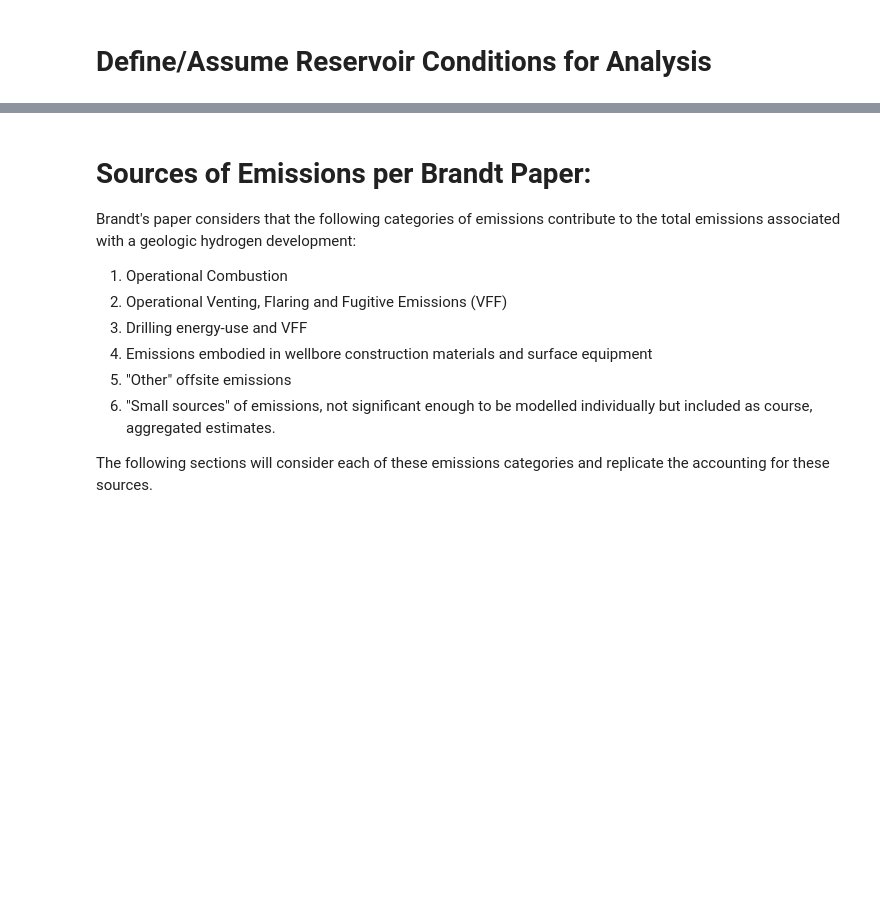
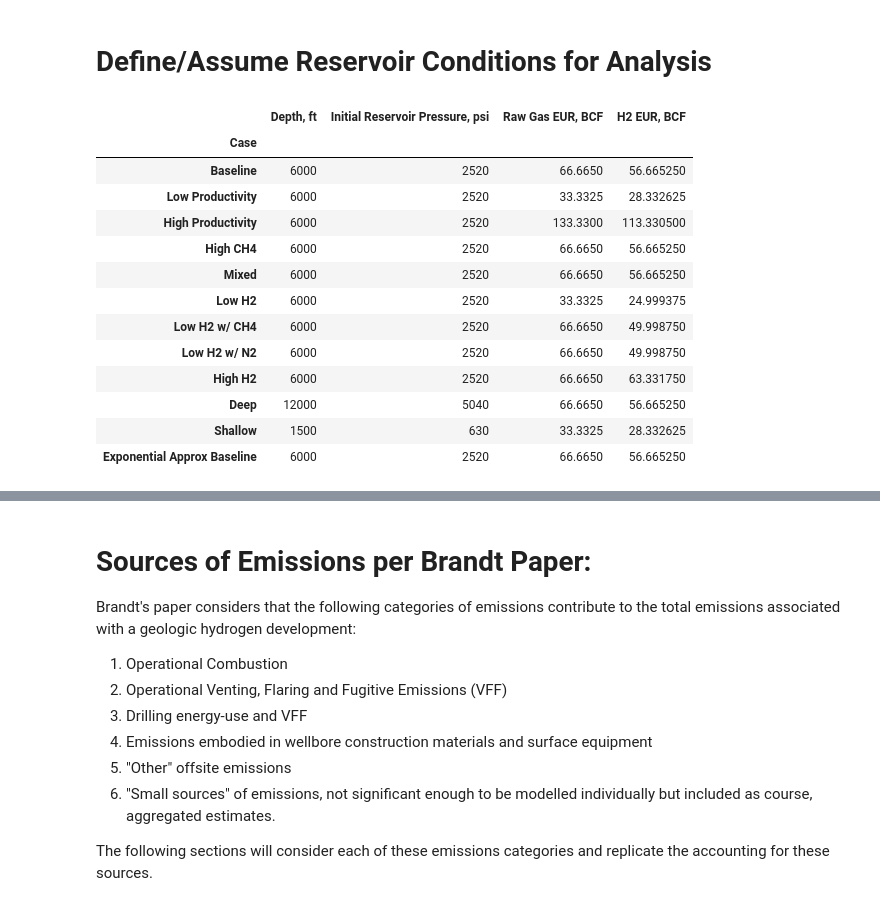
Before and after one commit to tblackfd/Geologic-Hydrogen-LCA-TEA, a Jupyter notebook: BrandtModelReplication_v0_2.ipynb, the cells around one changed output, grey strips where cells are left out. Cells and saved outputs as stored; diff of their text form; code cells hidden in the pictures; blank space fills up the shorter version.

```diff
--- a/BrandtModelReplication_v0_2.ipynb
+++ b/BrandtModelReplication_v0_2.ipynb
@@ -227,13 +229,8 @@ discount_rate = 0.10 # Assumed 10% rate of discount (Weighted Average Cost of Ca
 # %%
 # Data for the Reservoir Conditions DataFrame
 # These are all the cases set out in the Brandt paper and the associated supplementary data OPGEE model excel file.
-reservoir_data = {
-    'Case': ['Baseline', 'Low Productivity', 'High Productivity', 'High CH4', 'Mixed', 'Low H2', 'Low H2 w/ CH4', 'Low H2 w/ N2', 'High H2', 'Deep', 'Shallow','Exponential Approx Baseline'],
-    'Raw Gas EUR, BCF': [67, 33, 167, 67, 67, 33, 67, 67, 67, 67, 33, 67],
-    'H2 EUR, BCF': [57, 28, 142, 57, 57, 28, 57, 57, 57, 57, 28, 57],
-    'Depth, ft': [6000, 6000, 6000, 6000, 6000, 6000, 6000, 6000, 6000, 12000, 1500, 6000],
-    'Initial Reservoir Pressure, psi': [2520, 2520, 2520, 2520, 2520, 2520, 2520, 2520, 2520, 5040, 630, 2520]
-}
+
+
 
 # Data for the Gas Composition DataFrame
 gas_composition_data = {
@@ -245,40 +242,90 @@ gas_composition_data = {
     'CO2': [0.0] * 12,
     'Ar/oth inert': [1.5, 1.5, 1.5, 1.5, 1.5, 2.5, 2.5, 2.5, 0.5, 1.5, 1.5, 1.5]
 }
+gas_composition_df = pd.DataFrame(gas_composition_data)
+gas_composition_df.set_index('Case', inplace=True)
+
+cases = gas_composition_df.index
+
+def generate_reservoir_data(sensitivity_variables=None):
+
+    if sensitivity_variables:
+        well_productivity = sensitivity_variables.get('well_productivity', well_productivity_default)
+        number_production_wells = sensitivity_variables.get('number_production_wells', number_production_wells_default)
+    else:
+        well_productivity = well_productivity_default
+        number_production_wells = number_production_wells_default
+
+    nominal_raw_gas_EUR = well_productivity * number_production_wells
+
+    reservoir_data = {
+        'Case': cases,
+        # 'Raw Gas EUR, BCF': [67, 33, 167, 67, 67, 33, 67, 67, 67, 67, 33, 67],
+        # 'H2 EUR, BCF': [57, 28, 142, 57, 57, 28, 57, 57, 57, 57, 28, 57],
+        'Depth, ft': [6000, 6000, 6000, 6000, 6000, 6000, 6000, 6000, 6000, 12000, 1500, 6000],
+        'Initial Reservoir Pressure, psi': [2520, 2520, 2520, 2520, 2520, 2520, 2520, 2520, 2520, 5040, 630, 2520]
+    }
+
+    # Creating the DataFrames & setting 'Case' as the index to make slicing based on Case easier
+    reservoir_df = pd.DataFrame(reservoir_data)
+    reservoir_df.set_index('Case', inplace=True)
+
+    reservoir_df['Raw Gas EUR, BCF'] = [nominal_raw_gas_EUR, nominal_raw_gas_EUR * 0.5, nominal_raw_gas_EUR * 2, nominal_raw_gas_EUR, nominal_raw_gas_EUR, nominal_raw_gas_EUR * 0.5, nominal_raw_gas_EUR, nominal_raw_gas_EUR, nominal_raw_gas_EUR, nominal_raw_gas_EUR, nominal_raw_gas_EUR * 0.5, nominal_raw_gas_EUR]
+    # Multiply the Raw Gas EUR values for each case by the composition of H2 in the gas mixture details in gas_composition_df:
+    for case in reservoir_df.index:
+        reservoir_df.at[case, 'H2 EUR, BCF'] = reservoir_df.at[case, 'Raw Gas EUR, BCF'] * gas_composition_df.at[case, 'H2'] / 100
+
+    # Set the data type of each column to an appropriate type
+    reservoir_df['Raw Gas EUR, BCF'] = reservoir_df['Raw Gas EUR, BCF'].astype(float)
+    reservoir_df['H2 EUR, BCF'] = reservoir_df['H2 EUR, BCF'].astype(float)
+    reservoir_df['Depth, ft'] = reservoir_df['Depth, ft'].astype(int)
+    reservoir_df['Initial Reservoir Pressure, psi'] = reservoir_df['Initial Reservoir Pressure, psi'].astype(int)
+
+    return reservoir_df
+
 
 # Data for the Development Parameters DataFrame
 development_params_data = {
     'Case': ['Baseline', 'Low Productivity', 'High Productivity', 'High CH4', 'Mixed', 'Low H2', 'Low H2 w/ CH4', 'Low H2 w/ N2', 'High H2', 'Deep', 'Shallow', 'Exponential Approx Baseline'],
     'Total Producing Wells': [50] * 12,
     'No. of Compressors': [2] * 12,
     'No. of Purification Plants': [1] * 12,
     'Water Cut (bbl/mmscf)': [1] * 12,
     'H2 purification loss rate': [10] * 12,
     'BCF per well': [1.3, 0.33, 2.0, 1.0, 1.3, 1.3, 1.3, 1.3, 1.3, 1.3, 1.0, 1.3]
 }
 
 #Extract the number of total producing wells, water cut, and H2 purification loss rate as default values from development_params_data:
 number_production_wells_default = development_params_data['Total Producing Wells'][0]
 water_cut_default = development_params_data['Water Cut (bbl/mmscf)'][0]
 h2_purification_loss_rate_default = development_params_data['H2 purification loss rate'][0]
 
-# Creating the DataFrames & setting 'Case' as the index to make slicing based on Case easier
-reservoir_df = pd.DataFrame(reservoir_data)
-reservoir_df.set_index('Case', inplace=True)
-
-gas_composition_df = pd.DataFrame(gas_composition_data)
-gas_composition_df.set_index('Case', inplace=True)
-
 development_params_df = pd.DataFrame(development_params_data)
 development_params_df.set_index('Case', inplace=True)
 
-#Extract the list of cases into a separate list to help with iteration in future functions:
-cases = reservoir_data['Case']
 
 # # Display the DataFrames (Optional)
 # print("Reservoir Conditions DataFrame:")
 # print(reservoir_df)
 # print("\nGas Composition DataFrame:")
 # print(reservoir_df)
 # print("\nDevelopment Parameters DataFrame:")
 # print(development_params_df)
+
+reservoir_df_default = generate_reservoir_data()
+reservoir_df_default
+# %% [output]
+|  | Depth, ft | Initial Reservoir Pressure, psi | Raw Gas EUR, BCF | H2 EUR, BCF |
+| Case |  |  |  |  |
+| Baseline | 6000 | 2520 | 66.6650 | 56.665250 |
+| Low Productivity | 6000 | 2520 | 33.3325 | 28.332625 |
+| High Productivity | 6000 | 2520 | 133.3300 | 113.330500 |
+| High CH4 | 6000 | 2520 | 66.6650 | 56.665250 |
+| Mixed | 6000 | 2520 | 66.6650 | 56.665250 |
+| Low H2 | 6000 | 2520 | 33.3325 | 24.999375 |
+| Low H2 w/ CH4 | 6000 | 2520 | 66.6650 | 49.998750 |
+| Low H2 w/ N2 | 6000 | 2520 | 66.6650 | 49.998750 |
+| High H2 | 6000 | 2520 | 66.6650 | 63.331750 |
+| Deep | 12000 | 5040 | 66.6650 | 56.665250 |
+| Shallow | 1500 | 630 | 33.3325 | 28.332625 |
+| Exponential Approx Baseline | 6000 | 2520 | 66.6650 | 56.665250 |
```
Also changed, not shown: parts of 28 cells of this notebook.
